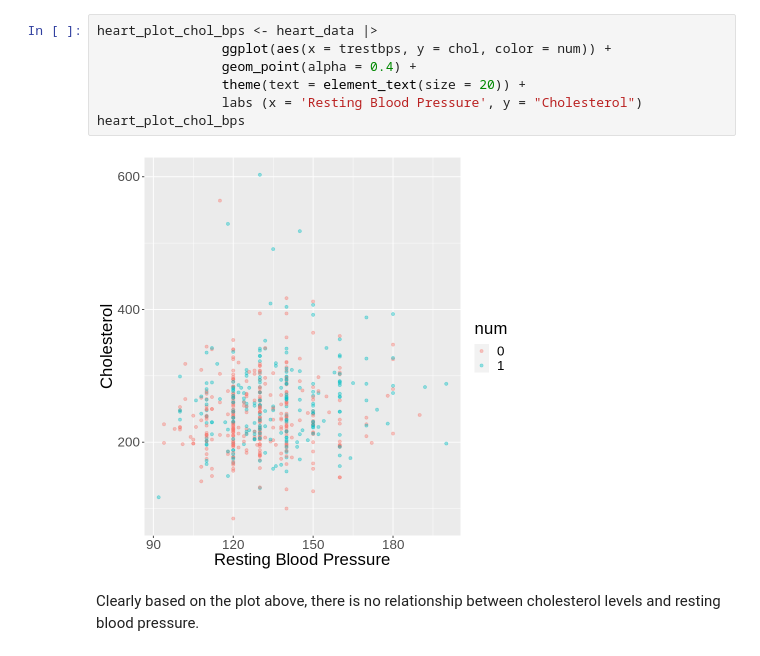
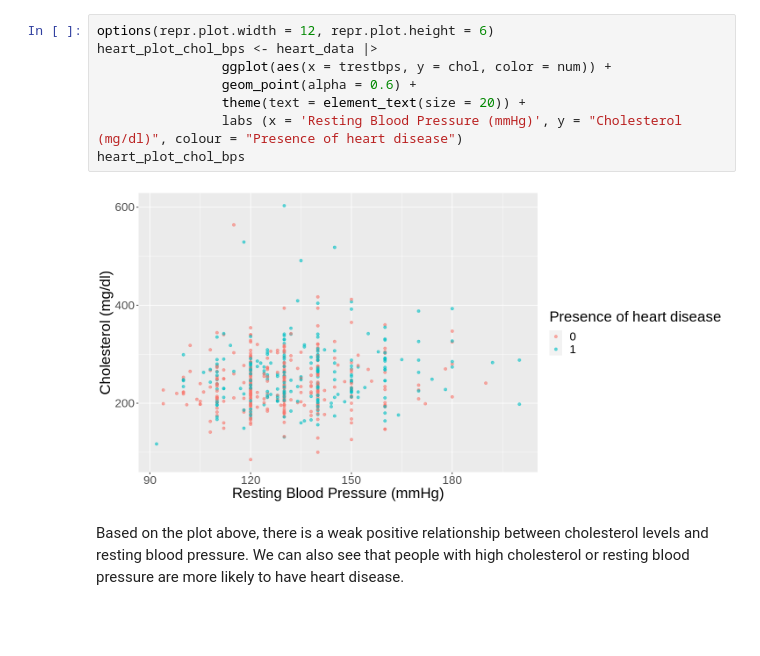
Before and after one commit to xonew/DSCI-100-002-Group-26, a Jupyter notebook: Cleaning.ipynb, the cells around one changed output. Cells and saved outputs as stored; diff of their text form; blank space fills up the shorter version.

Commit message:
Made the code more readable and updated the figure labels

```diff
--- a/Cleaning.ipynb
+++ b/Cleaning.ipynb
@@ -56,11 +53,12 @@ A tibble: 565 × 14
 # %%
+options(repr.plot.width = 12, repr.plot.height = 6)
 heart_plot_chol_bps <- heart_data |>
                 ggplot(aes(x = trestbps, y = chol, color = num)) +
-                geom_point(alpha = 0.4) +
+                geom_point(alpha = 0.6) +
                 theme(text = element_text(size = 20)) +
-                labs (x = 'Resting Blood Pressure', y = "Cholesterol")
+                labs (x = 'Resting Blood Pressure (mmHg)', y = "Cholesterol (mg/dl)", colour = "Presence of heart disease")
 heart_plot_chol_bps
 # %% [output]
-[figure, old version]
+[figure, new version]
 # %% [markdown]
-Clearly based on the plot above, there is no relationship between cholesterol levels and resting blood pressure.
+Based on the plot above, there is a weak positive relationship between cholesterol levels and resting blood pressure. We can also see that people with high cholesterol or resting blood pressure are more likely to have heart disease.
```
Also changed, not shown: parts of 2 cells of this notebook.
